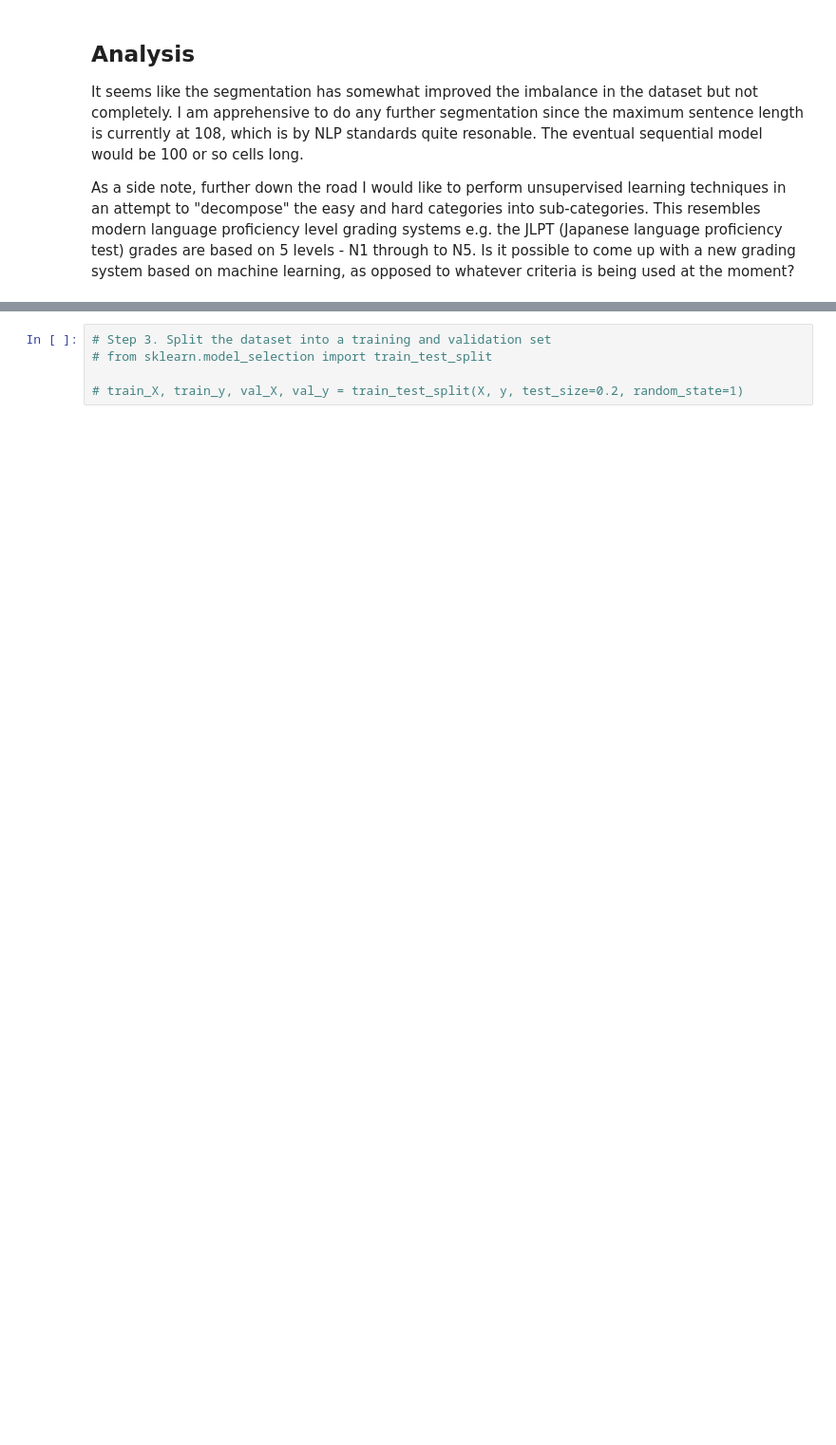
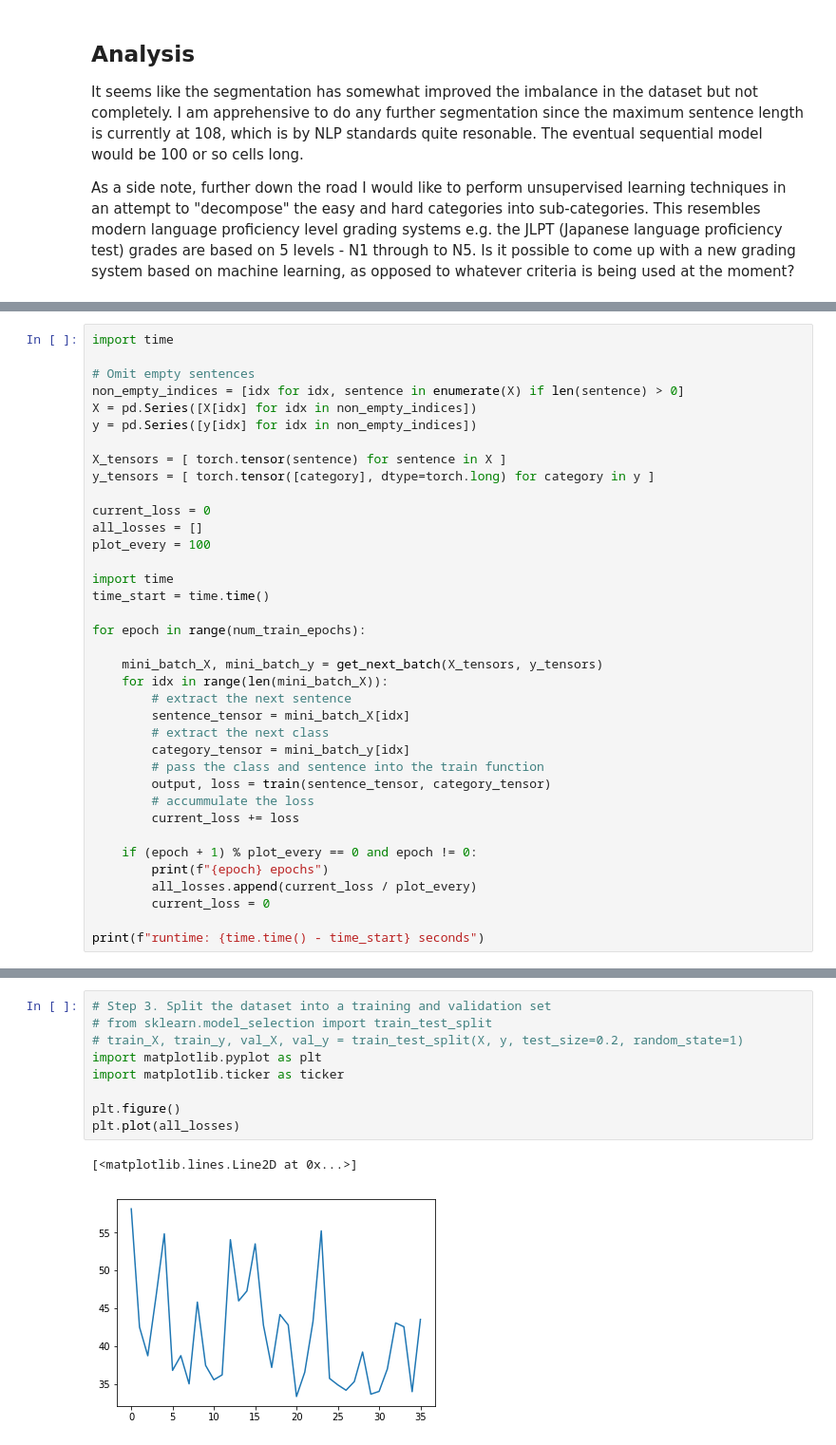
Before and after one commit to thedatadev/language-study-aid, a Jupyter notebook: languages/japanese/models/NHK News Easy Hard Classifier.ipynb, the cells around one changed output, grey strips where cells are left out. Shown at 95% size. Cells and saved outputs as stored; diff of their text form; blank space fills up the shorter version.

Commit message:
trained first rnn model

```diff
--- a/languages/japanese/models/NHK News Easy Hard Classifier.ipynb
+++ b/languages/japanese/models/NHK News Easy Hard Classifier.ipynb
@@ -250,0 +334,37 @@ As a side note, further down the road I would like to perform unsupervised learn
+# %%
+import time
+
+# Omit empty sentences
+non_empty_indices = [idx for idx, sentence in enumerate(X) if len(sentence) > 0]
+X = pd.Series([X[idx] for idx in non_empty_indices])
+y = pd.Series([y[idx] for idx in non_empty_indices])
+
+X_tensors = [ torch.tensor(sentence) for sentence in X ]
+y_tensors = [ torch.tensor([category], dtype=torch.long) for category in y ]
+
+current_loss = 0
+all_losses = []
+plot_every = 100
+
+import time
+time_start = time.time()
+
+for epoch in range(num_train_epochs):
+
+    mini_batch_X, mini_batch_y = get_next_batch(X_tensors, y_tensors)
+    for idx in range(len(mini_batch_X)):
+        # extract the next sentence
+        sentence_tensor = mini_batch_X[idx]
+        # extract the next class
+        category_tensor = mini_batch_y[idx]
+        # pass the class and sentence into the train function
+        output, loss = train(sentence_tensor, category_tensor)
+        # accummulate the loss
+        current_loss += loss
+
+    if (epoch + 1) % plot_every == 0 and epoch != 0:
+        print(f"{epoch} epochs")
+        all_losses.append(current_loss / plot_every)
+        current_loss = 0
+
+print(f"runtime: {time.time() - time_start} seconds")
@@ -251,5 +389,12 @@ As a side note, further down the road I would like to perform unsupervised learn
 # %%
 # Step 3. Split the dataset into a training and validation set
 # from sklearn.model_selection import train_test_split
+# train_X, train_y, val_X, val_y = train_test_split(X, y, test_size=0.2, random_state=1)
+import matplotlib.pyplot as plt
+import matplotlib.ticker as ticker
 
-# train_X, train_y, val_X, val_y = train_test_split(X, y, test_size=0.2, random_state=1)
+plt.figure()
+plt.plot(all_losses)
+# %% [output]
+[<matplotlib.lines.Line2D at 0x...>]
+[figure, added]
```
Also changed, not shown: parts of 9 cells of this notebook.
